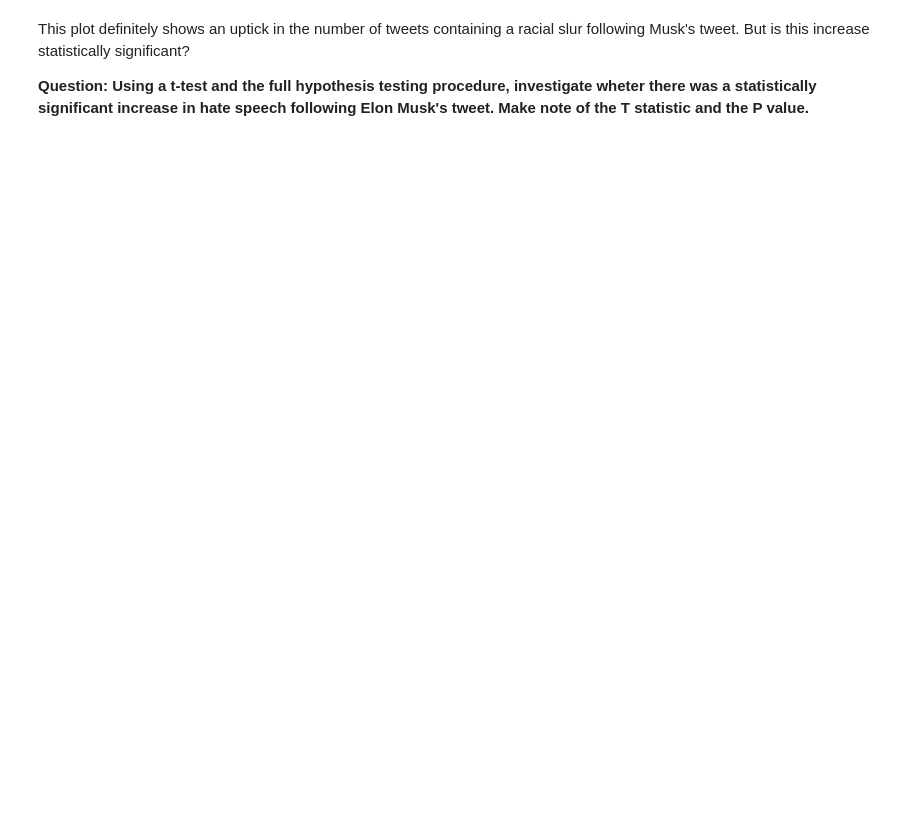
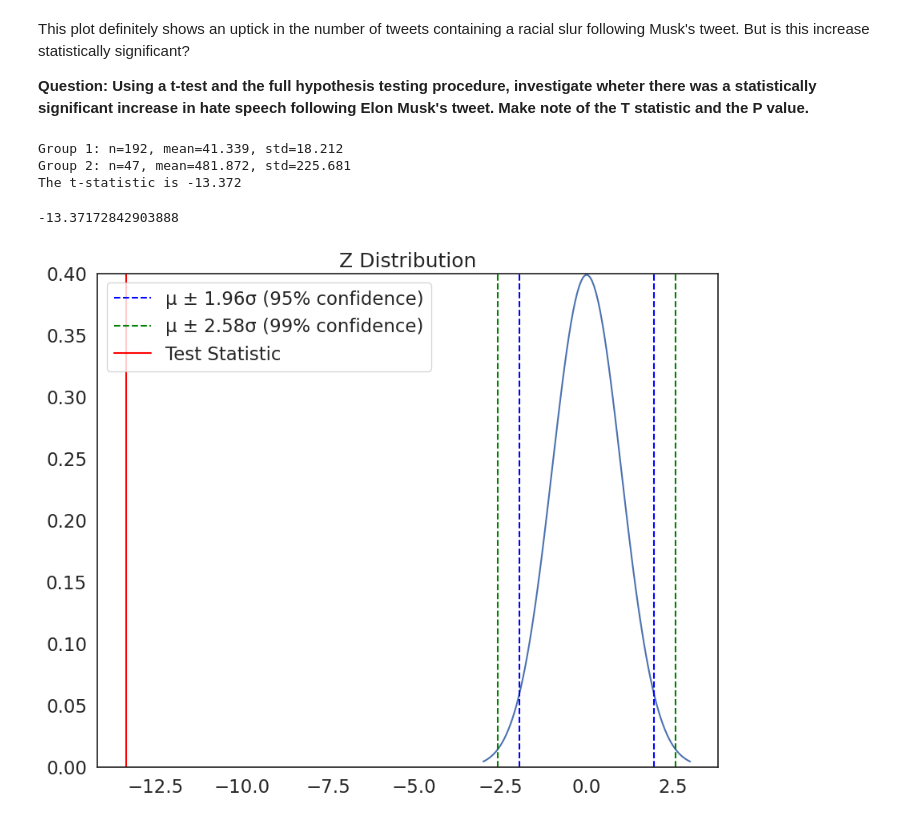
Before and after one commit to Sammy-aaa/QM2-1, a Jupyter notebook: notebooks/W06. Hypothesis Testing.ipynb, the cells around one changed output. Saved outputs shown, nothing was run; the diff lists cells and outputs as text; code cells hidden in the pictures; blank space fills up the shorter version.

```diff
--- a/notebooks/W06. Hypothesis Testing.ipynb
+++ b/notebooks/W06. Hypothesis Testing.ipynb
@@ -319,3 +319,20 @@ plt.gca().xaxis.set_major_formatter(mdates.DateFormatter('%d/%m'))
 This plot definitely shows an uptick in the number of tweets containing a racial slur following Musk's tweet. But is this increase statistically significant?
 
 **Question: Using a t-test and the full hypothesis testing procedure, investigate wheter there was a statistically significant increase in hate speech following Elon Musk's tweet. Make note of the T statistic and the P value.**
+# %%
+tweets=pd.read_csv('https://storage.googleapis.com/qm2/wk7/elon_twitter.csv')
+tweet=datetime.datetime(2022, 10, 28)
+tweets['hour']=pd.to_datetime(tweets['hour'])
+pre=tweets[tweets['hour']<tweet]
+post=tweets[tweets['hour']>tweet]
+
+t = manual_ttest(pre['count'],post['count'])
+# %% [output]
+Group 1: n=192, mean=41.339, std=18.212
+Group 2: n=47, mean=481.872, std=225.681
+The t-statistic is -13.372
+-13.37172842903888
+# %%
+plot_z(t) # plot the test statistic on the z distribution
+# %% [output]
+[figure, added]
```
Also changed, not shown: parts of 10 cells of this notebook.
